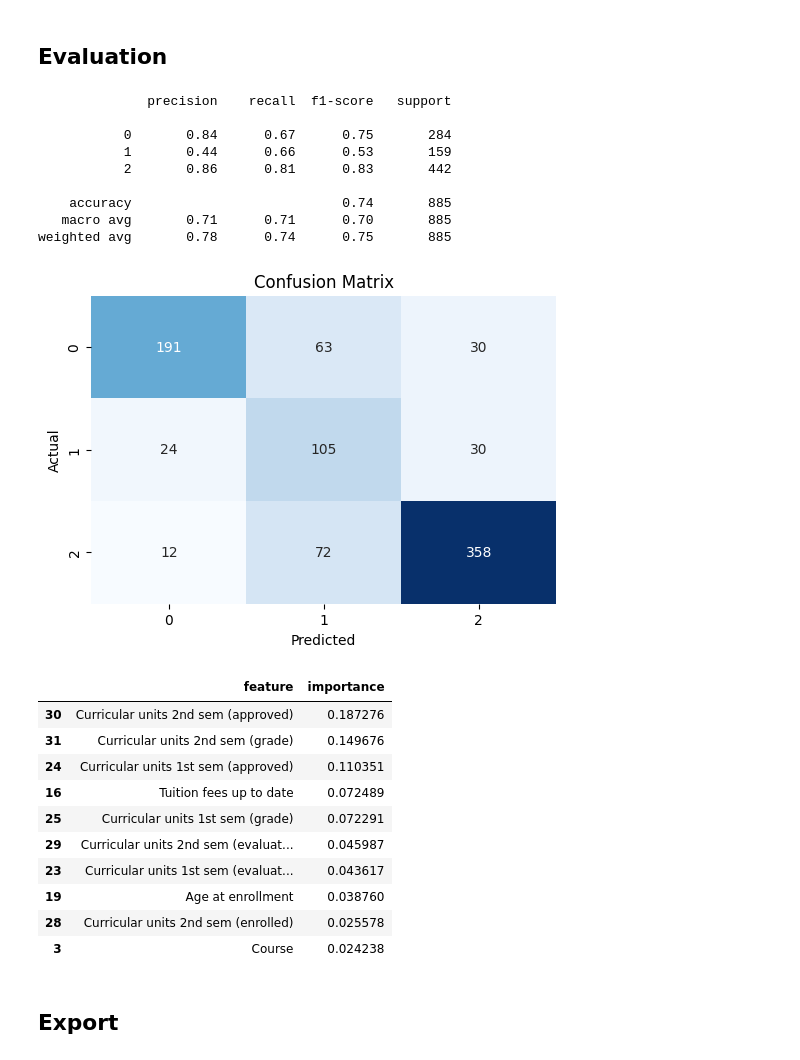
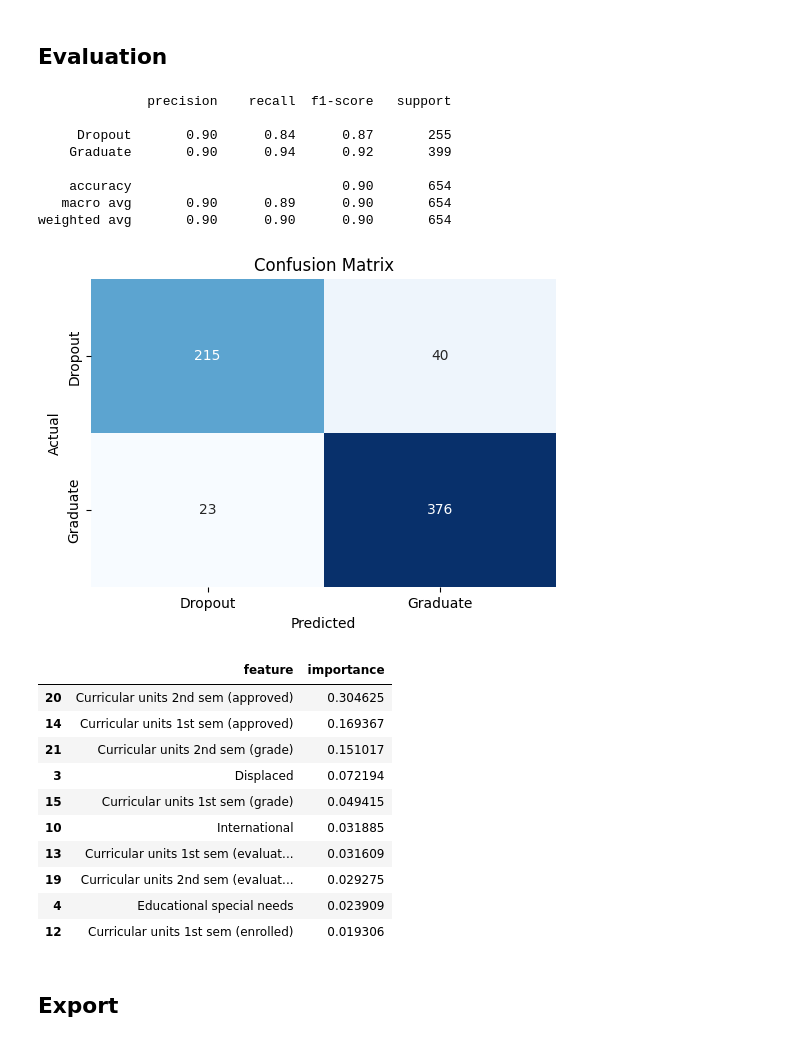
Before and after one commit to Sulbae/Student-s-Performances-Dashboard, a Jupyter notebook: notebook.ipynb, the cells around one changed output. Drawn from its saved outputs; the diff is of its cells as text; code cells hidden in the pictures.

```diff
--- a/notebook.ipynb
+++ b/notebook.ipynb
@@ -2049,3 +2051,8 @@ joblib.dump(encoder, 'encoder.pkl')
+# %%
+y_le = LabelEncoder()
+
+y_train_encoded = y_le.fit_transform(y_train)
+y_test_encoded = y_le.transform(y_test)
 # %% [markdown]
 ### Encoding Target (untuk kebutuhan Analisis Data)
 # %%
@@ -2120,10 +2155,9 @@ model = Pipeline(steps=[
         min_samples_split=10,
         class_weight='balanced',
         random_state=42,
-        n_jobs=-1,
-        enable_categorical=True
+        n_jobs=-1
     ))
 ])
 # %%
-model.fit(X_train, y_train)
+model.fit(X_train, y_train_encoded)
 # %% [output]
@@ -2132,50 +2188,53 @@ ValueError: A given column is not a column of the dataframe
 ## Evaluation
 # %%
 y_pred = model.predict(X_test)
+y_pred_label = y_le.inverse_transform(y_pred)
 
-print(classification_report(y_test, y_pred))
+y_test_label = y_le.inverse_transform(y_test_encoded)
+print(classification_report(y_test_label, y_pred_label))
 # %% [output]
               precision    recall  f1-score   support
 
-           0       0.84      0.67      0.75       284
-           1       0.44      0.66      0.53       159
-           2       0.86      0.81      0.83       442
+     Dropout       0.90      0.84      0.87       255
+    Graduate       0.90      0.94      0.92       399
 
-    accuracy                           0.74       885
-   macro avg       0.71      0.71      0.70       885
-weighted avg       0.78      0.74      0.75       885
+    accuracy                           0.90       654
+   macro avg       0.90      0.89      0.90       654
+weighted avg       0.90      0.90      0.90       654
 # %%
 # confusion matrix
-cm = confusion_matrix(y_test, y_pred)
+cm = confusion_matrix(y_test_label, y_pred_label)
 
 plt.figure(figsize=(6, 4))
 sns.heatmap(cm, annot=True, fmt='d', cmap='Blues', cbar=False)
 plt.title('Confusion Matrix')
 plt.xlabel('Predicted')
+plt.xticks(ticks=np.arange(len(y_le.classes_)) + 0.5, labels=y_le.classes_)
 plt.ylabel('Actual')
+plt.yticks(ticks=np.arange(len(y_le.classes_)) + 0.5, labels=y_le.classes_)
 plt.show()
 # %% [output]
-[figure, old version]
+[figure, new version]
 # %%
 # feature importance
 feature_importance_df = pd.DataFrame({
     'feature': x.columns,
-    'importance': model.feature_importances_
+    'importance': model.named_steps['classifier'].feature_importances_
 }).sort_values(by='importance', ascending=False)
 
 feature_importance_df.head(10)
 # %% [output]
 |  | feature | importance |
-| 30 | Curricular units 2nd sem (approved) | 0.187276 |
-| 31 | Curricular units 2nd sem (grade) | 0.149676 |
-| 24 | Curricular units 1st sem (approved) | 0.110351 |
-| 16 | Tuition fees up to date | 0.072489 |
-| 25 | Curricular units 1st sem (grade) | 0.072291 |
-| 29 | Curricular units 2nd sem (evaluat... | 0.045987 |
-| 23 | Curricular units 1st sem (evaluat... | 0.043617 |
-| 19 | Age at enrollment | 0.038760 |
-| 28 | Curricular units 2nd sem (enrolled) | 0.025578 |
-| 3 | Course | 0.024238 |
+| 20 | Curricular units 2nd sem (approved) | 0.304625 |
+| 14 | Curricular units 1st sem (approved) | 0.169367 |
+| 21 | Curricular units 2nd sem (grade) | 0.151017 |
+| 3 | Displaced | 0.072194 |
+| 15 | Curricular units 1st sem (grade) | 0.049415 |
+| 10 | International | 0.031885 |
+| 13 | Curricular units 1st sem (evaluat... | 0.031609 |
+| 19 | Curricular units 2nd sem (evaluat... | 0.029275 |
+| 4 | Educational special needs | 0.023909 |
+| 12 | Curricular units 1st sem (enrolled) | 0.019306 |
 # %% [markdown]
 ## Export
 # %% [markdown]
```
Also changed, not shown: parts of 9 cells of this notebook.
